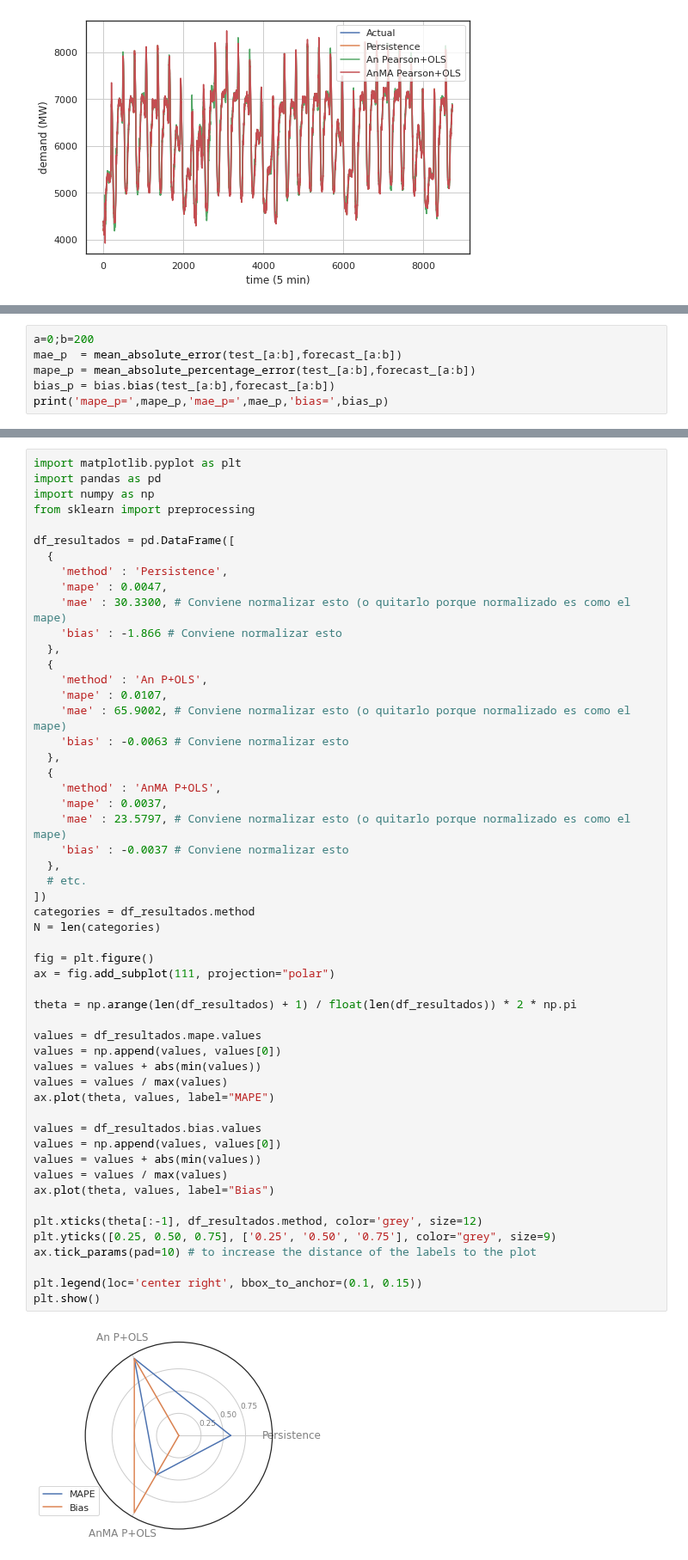
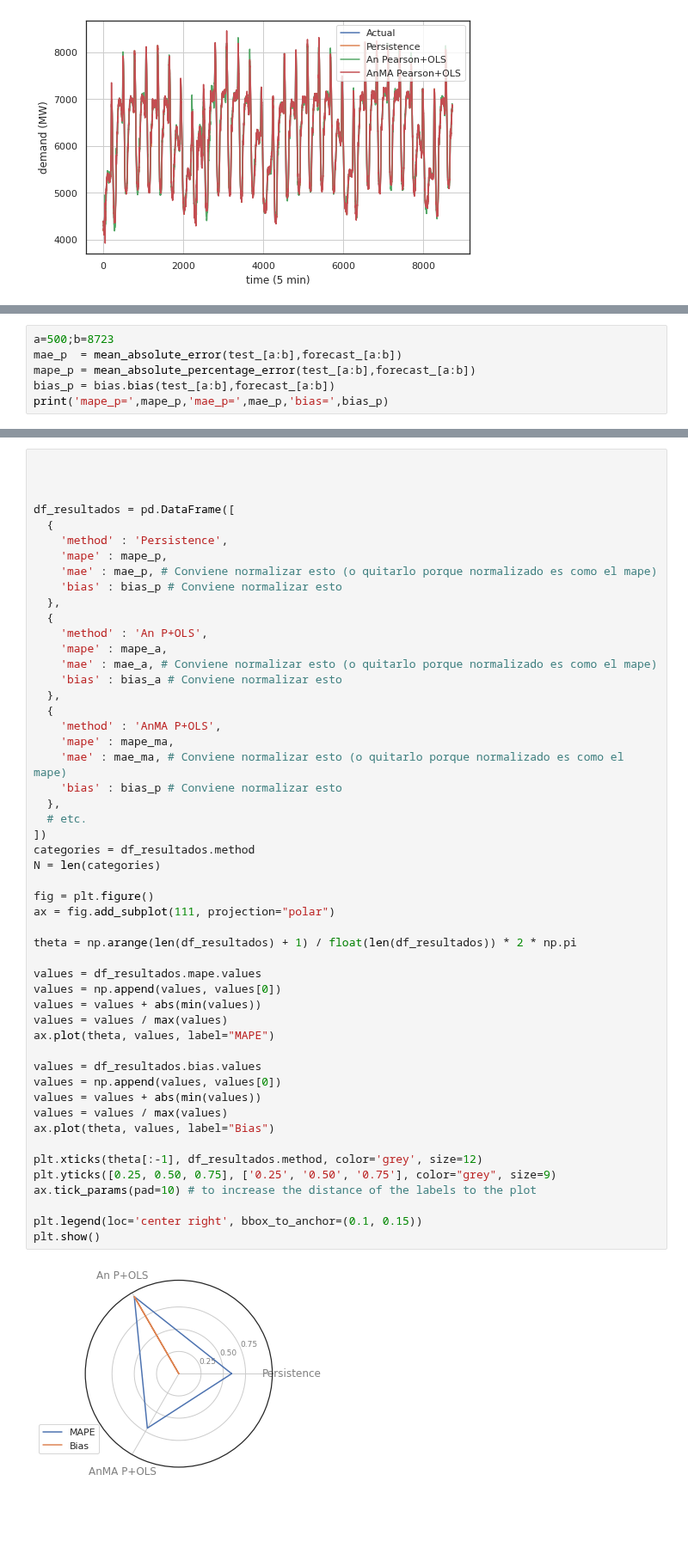
Before and after one commit to urieliram/statistical, a Jupyter notebook: Analog2.ipynb, the cells around one changed output, grey strips where cells are left out. Shown at 86% size. Drawn from its saved outputs; the diff is of its cells as text; blank space fills up the shorter version.

```diff
--- a/Analog2.ipynb
+++ b/Analog2.ipynb
@@ -1019,5 +1020,5 @@ plt.show()
 # %%
-a=0;b=200
+a=500;b=8723
 mae_p  = mean_absolute_error(test_[a:b],forecast_[a:b])
 mape_p = mean_absolute_percentage_error(test_[a:b],forecast_[a:b])
 bias_p = bias.bias(test_[a:b],forecast_[a:b])
@@ -1073,55 +1066,53 @@ plt.show()
 # %%
-import matplotlib.pyplot as plt
-import pandas as pd
-import numpy as np
-from sklearn import preprocessing
+
+
 
 df_resultados = pd.DataFrame([
   {
     'method' : 'Persistence',
-    'mape' : 0.0047,
-    'mae' : 30.3300, # Conviene normalizar esto (o quitarlo porque normalizado es como el mape)
-    'bias' : -1.866 # Conviene normalizar esto
+    'mape' : mape_p,
+    'mae' : mae_p, # Conviene normalizar esto (o quitarlo porque normalizado es como el mape)
+    'bias' : bias_p # Conviene normalizar esto
   },
   {
     'method' : 'An P+OLS',
-    'mape' : 0.0107,
-    'mae' : 65.9002, # Conviene normalizar esto (o quitarlo porque normalizado es como el mape)
-    'bias' : -0.0063 # Conviene normalizar esto
+    'mape' : mape_a,
+    'mae' : mae_a, # Conviene normalizar esto (o quitarlo porque normalizado es como el mape)
+    'bias' : bias_a # Conviene normalizar esto
   },
   {
     'method' : 'AnMA P+OLS',
-    'mape' : 0.0037,
-    'mae' : 23.5797, # Conviene normalizar esto (o quitarlo porque normalizado es como el mape)
-    'bias' : -0.0037 # Conviene normalizar esto
+    'mape' : mape_ma,
+    'mae' : mae_ma, # Conviene normalizar esto (o quitarlo porque normalizado es como el mape)
+    'bias' : bias_p # Conviene normalizar esto
   },
   # etc.
 ])
 categories = df_resultados.method
 N = len(categories)
 
 fig = plt.figure()
 ax = fig.add_subplot(111, projection="polar")
 
 theta = np.arange(len(df_resultados) + 1) / float(len(df_resultados)) * 2 * np.pi
 
 values = df_resultados.mape.values
 values = np.append(values, values[0])
 values = values + abs(min(values))
 values = values / max(values)
 ax.plot(theta, values, label="MAPE")
 
 values = df_resultados.bias.values
 values = np.append(values, values[0])
 values = values + abs(min(values))
 values = values / max(values)
 ax.plot(theta, values, label="Bias")
 
 plt.xticks(theta[:-1], df_resultados.method, color='grey', size=12)
 plt.yticks([0.25, 0.50, 0.75], ['0.25', '0.50', '0.75'], color="grey", size=9)
 ax.tick_params(pad=10) # to increase the distance of the labels to the plot
 
 plt.legend(loc='center right', bbox_to_anchor=(0.1, 0.15))
 plt.show()
 # %% [output]
-[figure, old version]
+[figure, new version]
```
Also changed, not shown: parts of 7 cells of this notebook.
